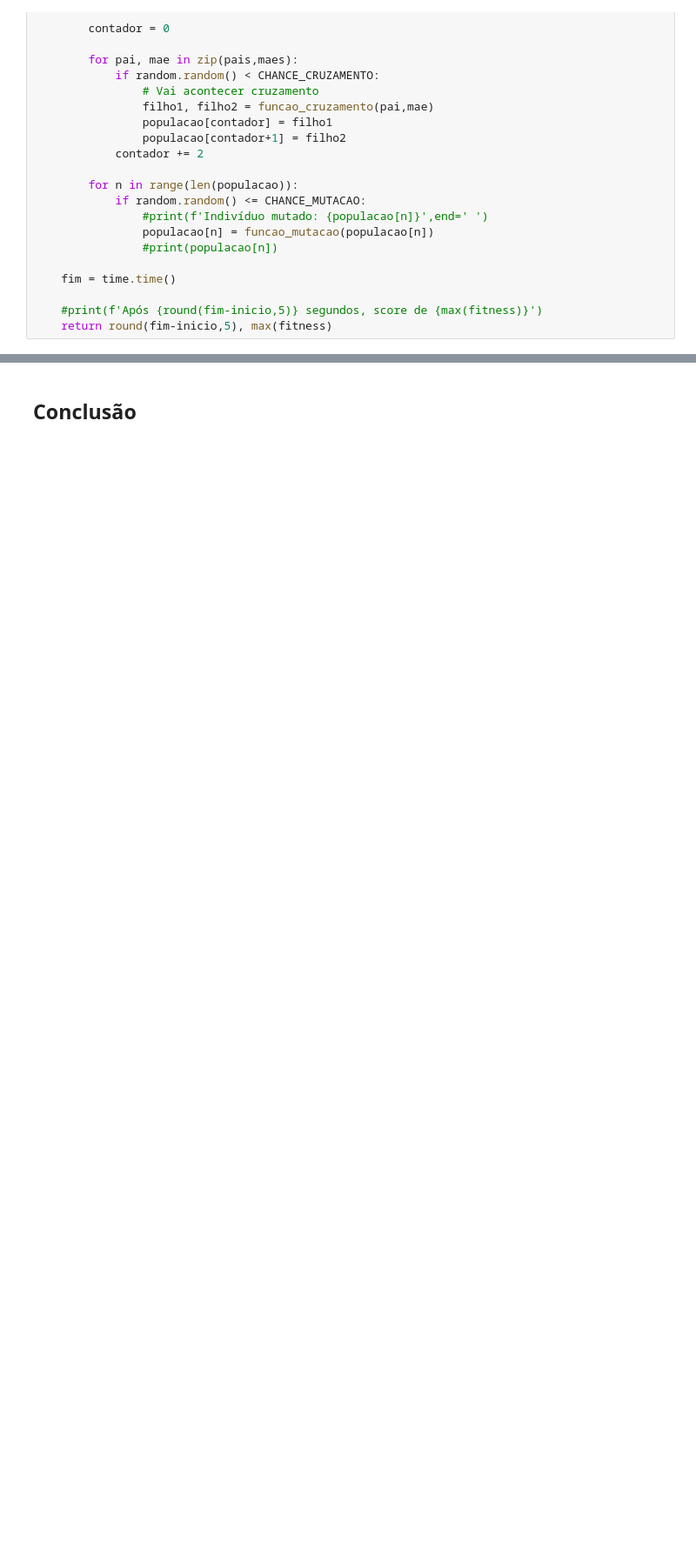
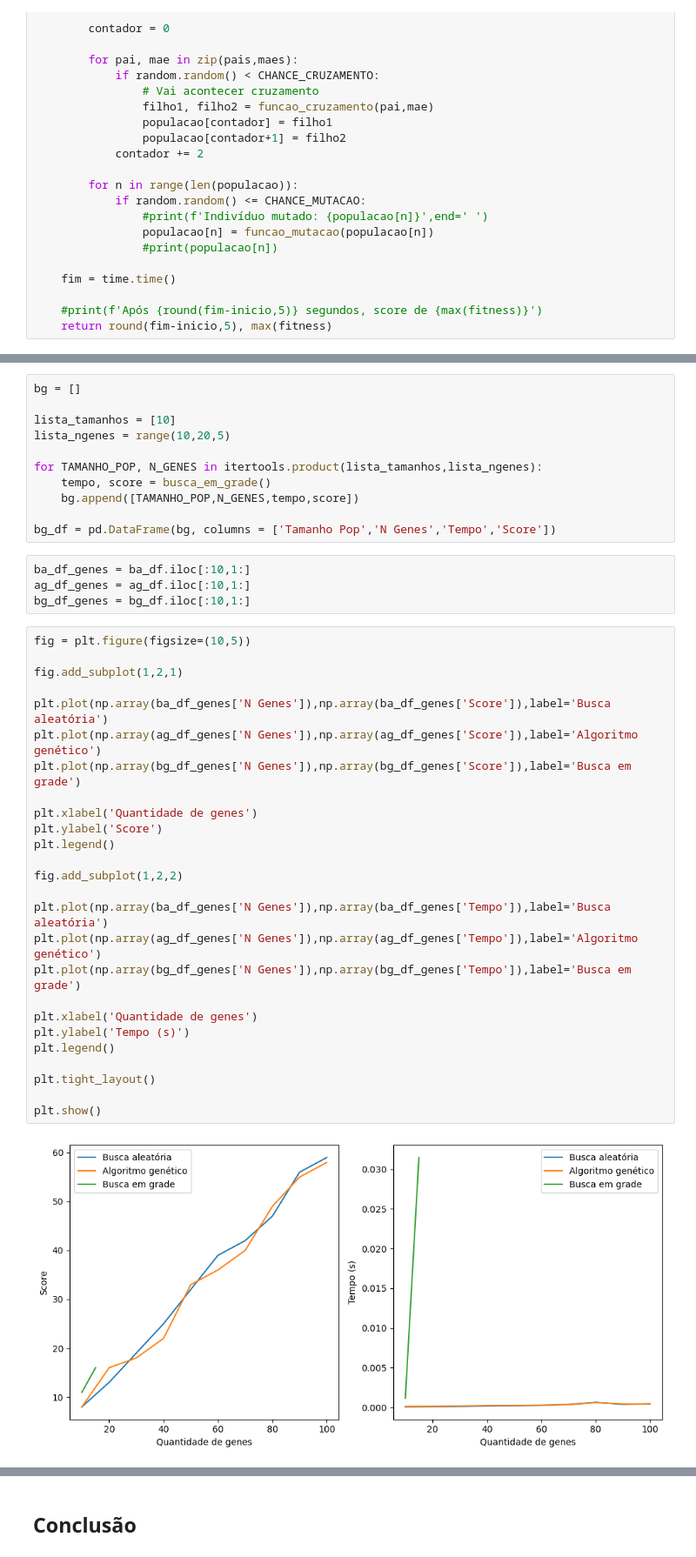
Before and after one commit to pedrozanineli/rnag, a Jupyter notebook: AlgoritmosGeneticos/experimento GA.02 - performance caixas binarias.ipynb, the cells around one changed output, grey strips where cells are left out. Shown at 87% size. Cells and saved outputs as stored; diff of their text form; blank space fills up the shorter version.

```diff
--- a/AlgoritmosGeneticos/experimento GA.02 - performance caixas binarias.ipynb
+++ b/AlgoritmosGeneticos/experimento GA.02 - performance caixas binarias.ipynb
@@ -131,0 +131,43 @@ df.head()
+# %%
+bg = []
+
+lista_tamanhos = [10]
+lista_ngenes = range(10,20,5)
+
+for TAMANHO_POP, N_GENES in itertools.product(lista_tamanhos,lista_ngenes):
+    tempo, score = busca_em_grade()
+    bg.append([TAMANHO_POP,N_GENES,tempo,score])
+
+bg_df = pd.DataFrame(bg, columns = ['Tamanho Pop','N Genes','Tempo','Score'])
+# %%
+ba_df_genes = ba_df.iloc[:10,1:]
+ag_df_genes = ag_df.iloc[:10,1:]
+bg_df_genes = bg_df.iloc[:10,1:]
+# %%
+fig = plt.figure(figsize=(10,5))
+
+fig.add_subplot(1,2,1)
+
+plt.plot(np.array(ba_df_genes['N Genes']),np.array(ba_df_genes['Score']),label='Busca aleatória')
+plt.plot(np.array(ag_df_genes['N Genes']),np.array(ag_df_genes['Score']),label='Algoritmo genético')
+plt.plot(np.array(bg_df_genes['N Genes']),np.array(bg_df_genes['Score']),label='Busca em grade')
+
+plt.xlabel('Quantidade de genes')
+plt.ylabel('Score')
+plt.legend()
+
+fig.add_subplot(1,2,2)
+
+plt.plot(np.array(ba_df_genes['N Genes']),np.array(ba_df_genes['Tempo']),label='Busca aleatória')
+plt.plot(np.array(ag_df_genes['N Genes']),np.array(ag_df_genes['Tempo']),label='Algoritmo genético')
+plt.plot(np.array(bg_df_genes['N Genes']),np.array(bg_df_genes['Tempo']),label='Busca em grade')
+
+plt.xlabel('Quantidade de genes')
+plt.ylabel('Tempo (s)')
+plt.legend()
+
+plt.tight_layout()
+
+plt.show()
+# %% [output]
+[figure, added]
```
Also changed, not shown: parts of 11 cells of this notebook, 10 other files.
